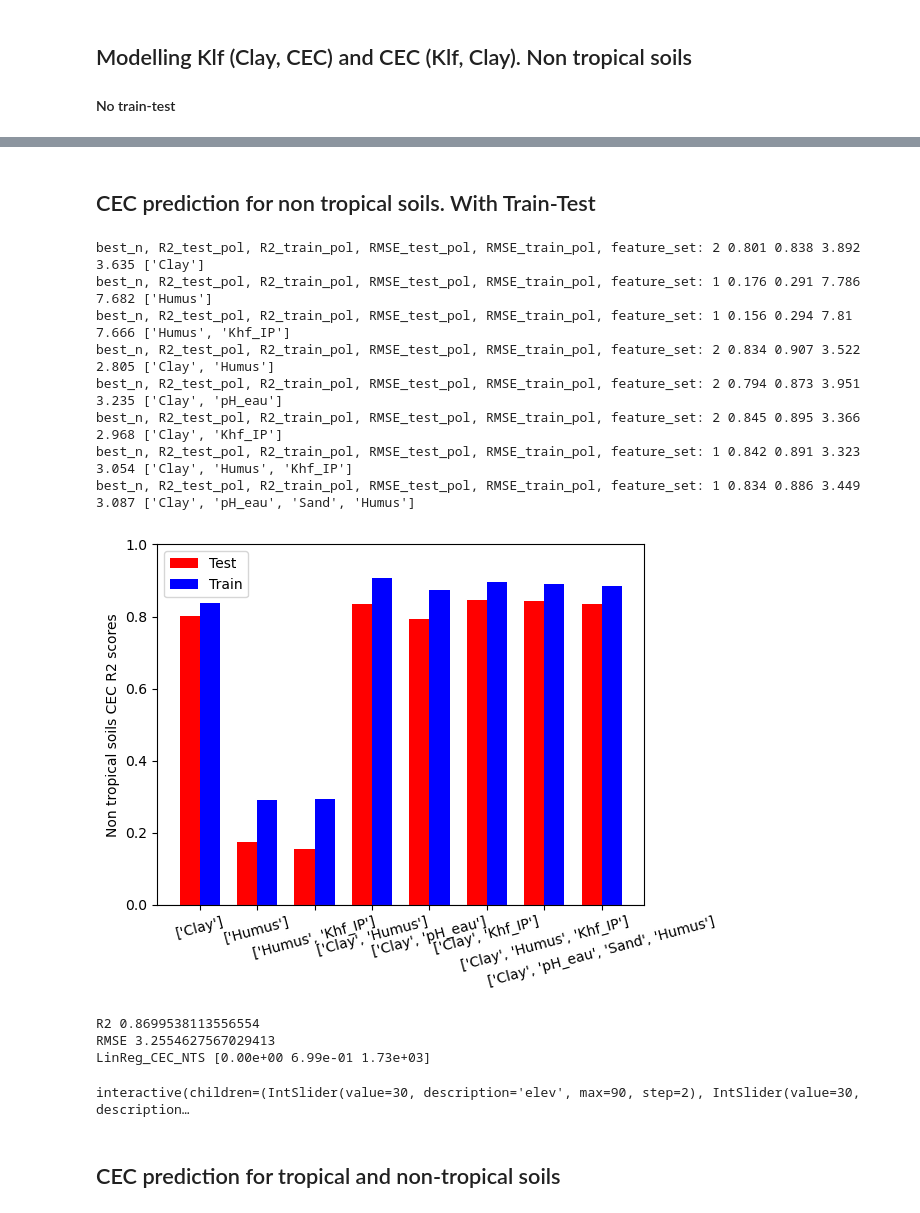
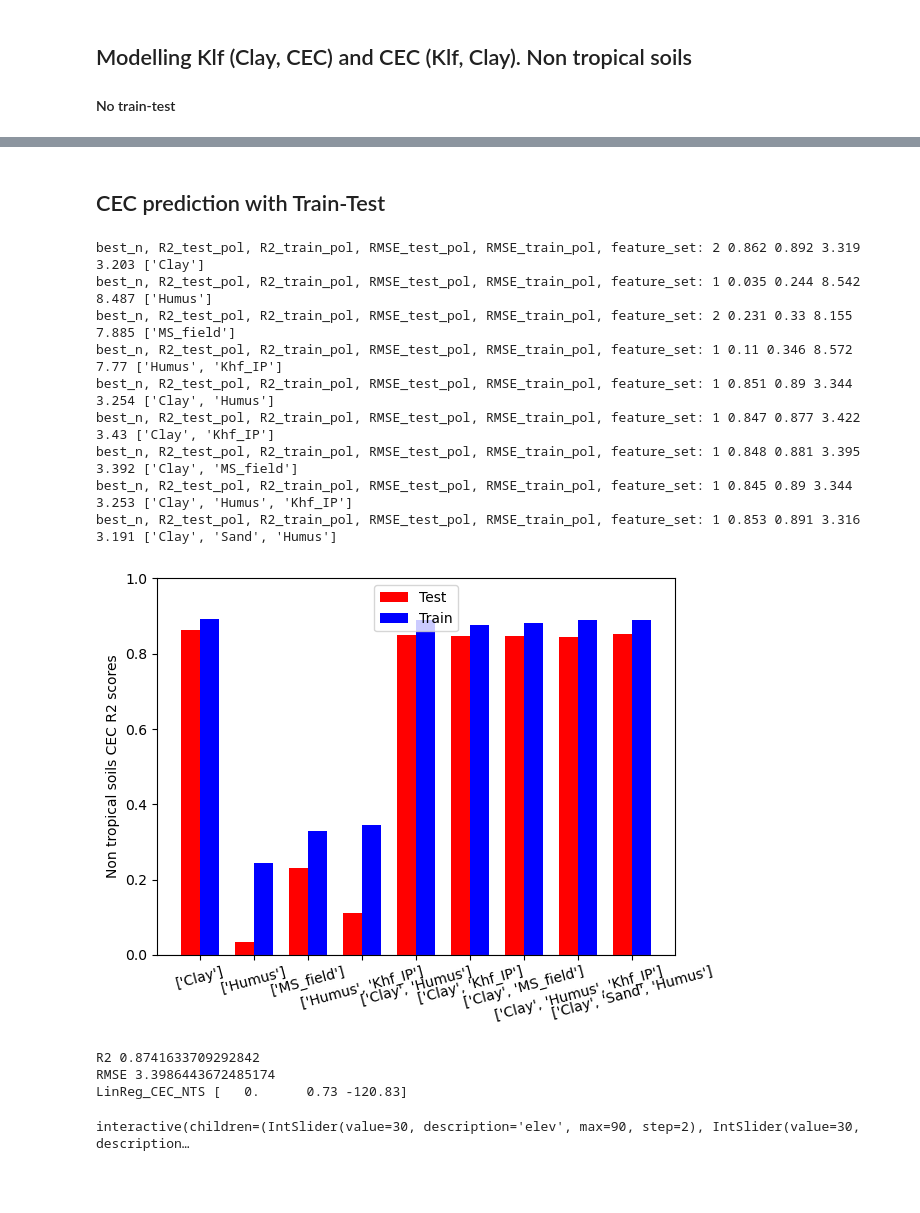
Before and after one commit to SENSE-UGent/kappa-CEC, a Jupyter notebook: cec_clay_susc.ipynb, the cells around one changed output, grey strips where cells are left out. Saved outputs shown, nothing was run; the diff lists cells and outputs as text; code cells hidden in the pictures; blank space fills up the shorter version.

```diff
--- a/cec_clay_susc.ipynb
+++ b/cec_clay_susc.ipynb
@@ -24,7 +24,15 @@ from scipy.stats import spearmanr
 pd.set_option("display.max_rows", 100, "display.max_columns", 100)
 np.set_printoptions(precision=2)
 # %%
-df = pd.read_excel('data/cec_clay_susc.xlsx')[:173] # all samples
+ds = pd.read_excel('data/MS_text_XRF_hydr.xlsx')
 
-df.describe()
+ds['EC_HP'] = logsdon(50e6, ds.field_realperm, ds.field_imperm)
+print(ds.describe())
+
+#Clean datasets
+#df = ds.dropna(subset=['Xlf_IP', 'Clay'])
+df = ds.dropna(subset=['Xlf_IP', 'Clay'])
+df_xrf = ds.dropna(subset=['Xlf_IP', 'Fe', 'Clay', 'EC_HP', 'MS_field'])
+
+df_xrf.describe()
 # %% [output]
@@ -330,5 +711,5 @@ interactive(children=(IntSlider(value=30, description='elev', max=90, step=2), I
 # %%
-def stochastic_poly(df, feature_columns, Y, n=4, iters=100, round_n=3):
+def stochastic_poly(df, feature_columns, Y, n=4, iters=50, round_n=3):
     ypred_train_best, ypred_test_best, R2_train_t_best, R2_test_t_best, RMSE_train_t_best, RMSE_test_t_best = [], [], [], [], [], []
     X = df[feature_columns]
 
@@ -375,75 +756,75 @@ def stochastic_poly(df, feature_columns, Y, n=4, iters=100, round_n=3):
     best_n = r2_medians.index(np.max(r2_medians))
     return best_n, round(np.median([inner_list[best_n] for inner_list in R2_test_t_best]), round_n), round(np.median([inner_list[best_n] for inner_list in R2_train_t_best]), round_n), round(np.median([inner_list[best_n] for inner_list in RMSE_test_t_best]), round_n), round(np.median([inner_list[best_n] for inner_list in RMSE_train_t_best]), round_n)
 # %% [markdown]
-## CEC prediction for non tropical soils. With Train-Test
+## CEC prediction with Train-Test
 # %%
 feature_sets_CEC = [
     ['Clay'],
     ['Humus'],
+    ['MS_field'],
     ['Humus', 'Khf_IP'],
     ['Clay', 'Humus'],
-    ['Clay', 'pH_eau'],
+  # ['Clay', 'pH_eau'],
     ['Clay', 'Khf_IP'],
+    ['Clay', 'MS_field'],
     ['Clay', 'Humus', 'Khf_IP'],
-    ['Clay', 'pH_eau', 'Sand', 'Humus']
+    ['Clay', 'Sand', 'Humus']
 ]
 
-df_non_trop_CEC = df_non_trop['CEC']
+df_CEC = df['CEC']
 
 test_errors_summary = []
 train_errors_summary = []
 
 for feature_set in feature_sets_CEC:
-    x = df_non_trop[feature_set].values
 
-    best_n, R2_test_pol, R2_train_pol, RMSE_test_pol, RMSE_train_pol = stochastic_poly(df_non_trop, feature_set, df_non_trop_CEC, iters=100)
+    best_n, R2_test_pol, R2_train_pol, RMSE_test_pol, RMSE_train_pol = stochastic_poly(df, feature_set, df_CEC, iters=100)
     print('best_n, R2_test_pol, R2_train_pol, RMSE_test_pol, RMSE_train_pol, feature_set:', best_n, R2_test_pol, R2_train_pol, RMSE_test_pol, RMSE_train_pol, feature_set)
     test_errors_summary.append(R2_test_pol)
     train_errors_summary.append(R2_train_pol)
 
 bars_plot(feature_sets_CEC, test_errors_summary, train_errors_summary, 'Non tropical soils CEC')
 
 ################## Puesta en marcha y plot #################
 
 LinReg_CEC_NTS = LinearRegression()
-x = df_non_trop[['Clay', 'Khf_IP']]
+x = df[['Clay', 'Khf_IP']]
 poly = PolynomialFeatures(degree=1)
 poly.fit(x)
 xt = poly.transform(x)
-LinReg_CEC_NTS.fit(xt, df_non_trop_CEC)
+LinReg_CEC_NTS.fit(xt, df_CEC)
 ypred = LinReg_CEC_NTS.predict(xt)
-R2 = r2_score(df_non_trop_CEC, ypred)
-RMSE_ = RMSE(df_non_trop_CEC, ypred)
+R2 = r2_score(df_CEC, ypred)
+RMSE_ = RMSE(df_CEC, ypred)
 print('R2', R2)
 print('RMSE', RMSE_)
 
 # Create a meshgrid for Clay and Khf_IP
-a2 = np.linspace(df_non_trop.Clay.min(), df_non_trop.Clay.max(), 50)
-b2 = np.linspace(df_non_trop.Khf_IP.min(), df_non_trop.Khf_IP.max(), 50)
+a2 = np.linspace(df.Clay.min(), df.Clay.max(), 50)
+b2 = np.linspace(df.Khf_IP.min(), df.Khf_IP.max(), 50)
 A2, B2 = np.meshgrid(a2, b2)
 
 print('LinReg_CEC_NTS', LinReg_CEC_NTS.coef_)
 # Calculate the Z values for the plane using the meshgrid
 Z2 = LinReg_CEC_NTS.coef_[0]*LinReg_CEC_NTS.intercept_ + LinReg_CEC_NTS.coef_[1]*A2 + LinReg_CEC_NTS.coef_[2]*B2 + LinReg_CEC_NTS.intercept_
 
 def interactive_plot(elev=30, azim=30):
-    return plot_3d(df_non_trop, 'Clay', 'Khf_IP', 'CEC', A2, B2, Z2, elev, azim)
+    return plot_3d(df, 'Clay', 'Khf_IP', 'CEC', A2, B2, Z2, elev, azim)
 
 widgets.interactive(interactive_plot, elev=(0, 90, 2), azim=(0, 360, 2))
 # De aca concluyo que el grado del polinomio puede mejorar el fitting, y que Khf_IP es tan efectivo como Humus para predecir CEC. Esperemos aun las muestras de Polonia.
 # %% [output]
-best_n, R2_test_pol, R2_train_pol, RMSE_test_pol, RMSE_train_pol, feature_set: 2 0.801 0.838 3.892 3.635 ['Clay']
-best_n, R2_test_pol, R2_train_pol, RMSE_test_pol, RMSE_train_pol, feature_set: 1 0.176 0.291 7.786 7.682 ['Humus']
-best_n, R2_test_pol, R2_train_pol, RMSE_test_pol, RMSE_train_pol, feature_set: 1 0.156 0.294 7.81 7.666 ['Humus', 'Khf_IP']
-best_n, R2_test_pol, R2_train_pol, RMSE_test_pol, RMSE_train_pol, feature_set: 2 0.834 0.907 3.522 2.805 ['Clay', 'Humus']
-best_n, R2_test_pol, R2_train_pol, RMSE_test_pol, RMSE_train_pol, feature_set: 2 0.794 0.873 3.951 3.235 ['Clay', 'pH_eau']
-best_n, R2_test_pol, R2_train_pol, RMSE_test_pol, RMSE_train_pol, feature_set: 2 0.845 0.895 3.366 2.968 ['Clay', 'Khf_IP']
-best_n, R2_test_pol, R2_train_pol, RMSE_test_pol, RMSE_train_pol, feature_set: 1 0.842 0.891 3.323 3.054 ['Clay', 'Humus', 'Khf_IP']
-best_n, R2_test_pol, R2_train_pol, RMSE_test_pol, RMSE_train_pol, feature_set: 1 0.834 0.886 3.449 3.087 ['Clay', 'pH_eau', 'Sand', 'Humus']
+best_n, R2_test_pol, R2_train_pol, RMSE_test_pol, RMSE_train_pol, feature_set: 2 0.862 0.892 3.319 3.203 ['Clay']
+best_n, R2_test_pol, R2_train_pol, RMSE_test_pol, RMSE_train_pol, feature_set: 1 0.035 0.244 8.542 8.487 ['Humus']
+best_n, R2_test_pol, R2_train_pol, RMSE_test_pol, RMSE_train_pol, feature_set: 2 0.231 0.33 8.155 7.885 ['MS_field']
+best_n, R2_test_pol, R2_train_pol, RMSE_test_pol, RMSE_train_pol, feature_set: 1 0.11 0.346 8.572 7.77 ['Humus', 'Khf_IP']
+best_n, R2_test_pol, R2_train_pol, RMSE_test_pol, RMSE_train_pol, feature_set: 1 0.851 0.89 3.344 3.254 ['Clay', 'Humus']
+best_n, R2_test_pol, R2_train_pol, RMSE_test_pol, RMSE_train_pol, feature_set: 1 0.847 0.877 3.422 3.43 ['Clay', 'Khf_IP']
+best_n, R2_test_pol, R2_train_pol, RMSE_test_pol, RMSE_train_pol, feature_set: 1 0.848 0.881 3.395 3.392 ['Clay', 'MS_field']
+best_n, R2_test_pol, R2_train_pol, RMSE_test_pol, RMSE_train_pol, feature_set: 1 0.845 0.89 3.344 3.253 ['Clay', 'Humus', 'Khf_IP']
+best_n, R2_test_pol, R2_train_pol, RMSE_test_pol, RMSE_train_pol, feature_set: 1 0.853 0.891 3.316 3.191 ['Clay', 'Sand', 'Humus']
-[figure, old version]
+[figure, new version]
-R2 0.8699538113556554
-RMSE 3.2554627567029413
-LinReg_CEC_NTS [0.00e+00 6.99e-01 1.73e+03]
+R2 0.8741633709292842
+RMSE 3.3986443672485174
+LinReg_CEC_NTS [   0.      0.73 -120.83]
 interactive(children=(IntSlider(value=30, description='elev', max=90, step=2), IntSlider(value=30, description…
-# %% [markdown]
-## CEC prediction for tropical and non-tropical soils
```
Also changed, not shown: parts of 22 cells of this notebook, 16 other files.
